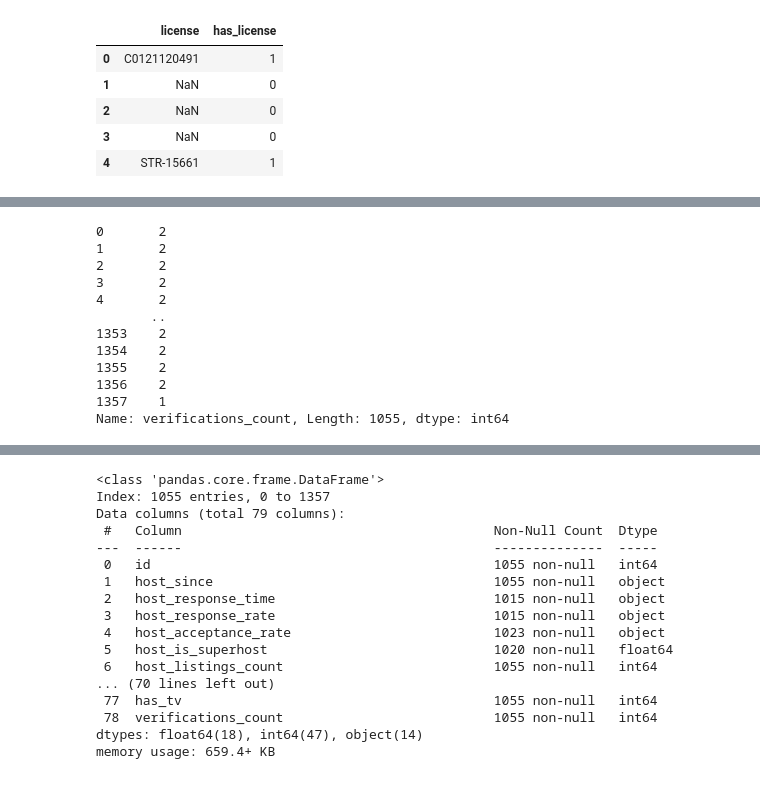
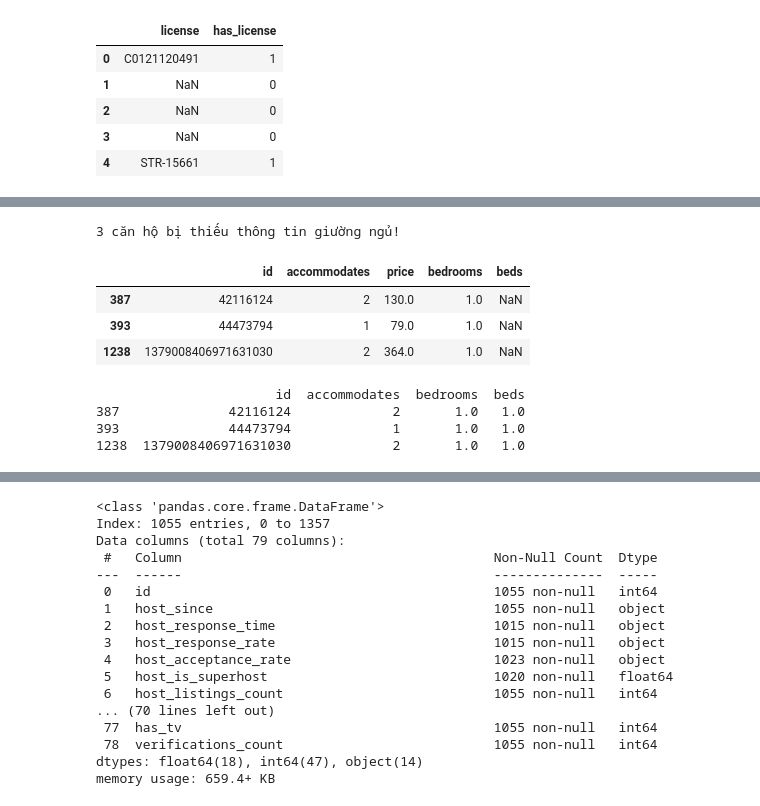
Before and after one commit to baokhanhth/Group01_Data_Analysis, a Jupyter notebook: notebooks/data_processing.ipynb, the cells around one changed output, grey strips where cells are left out. Drawn from its saved outputs; the diff is of its cells as text; code cells hidden in the pictures.

```diff
--- a/notebooks/data_processing.ipynb
+++ b/notebooks/data_processing.ipynb
@@ -426,4 +677,0 @@ top_amenities = df_amenity_freq.head(20)['Amenity'].tolist()
-# %%
-for amenity in top_amenities:
-    col_name = f"has_{amenity.lower().replace(' ', '_')}"
-    df_listings[col_name] = df_listings['amenities'].str.contains(amenity, case=False, na=False).astype(int)
@@ -464,20 +680,12 @@ Name: bedrooms, Length: 1358, dtype: float64
-# %%
-df_listings['bathrooms_count'] = df_listings['bathrooms_text'].str.extract('(\d+\.?\d*)').astype(float)
-df_listings.loc[df_listings['bathrooms_text'].str.contains('half', case=False, na=False), 'bathrooms_count'] = 0.5
-# %%
-df_listings['verifications_count'] = df_listings['host_verifications'].apply(lambda x: len(x.split(',')) if isinstance(x, str) else 0)
-# %%
-df_listings['verifications_count']
-# %% [output]
-0       2
-1       2
-2       2
-3       2
-4       2
-       ..
-1353    2
-1354    2
-1355    2
-1356    2
-1357    1
-Name: verifications_count, Length: 1055, dtype: int64
+# %%
+mask = df_listings[['bedrooms', 'beds']].isnull().any(axis=1)
+missing_rows = df_listings[mask]
+# %%
+print(f"{len(missing_rows)} căn hộ bị thiếu thông tin giường ngủ!")
+missing_rows[['id','accommodates','price', 'bedrooms', 'beds']].head(10)
+# %% [output]
+3 căn hộ bị thiếu thông tin giường ngủ!
+|  | id | accommodates | price | bedrooms | beds |
+| 387 | 42116124 | 2 | 130.0 | 1.0 | NaN |
+| 393 | 44473794 | 1 | 79.0 | 1.0 | NaN |
+| 1238 | 1379008406971631030 | 2 | 364.0 | 1.0 | NaN |
@@ -483,0 +697,7 @@ Name: verifications_count, Length: 1055, dtype: int64
+# %%
+print(df_listings.loc[[387, 393, 1238], ['id', 'accommodates', 'bedrooms', 'beds']])
+# %% [output]
+                       id  accommodates  bedrooms  beds
+387              42116124             2       1.0   1.0
+393              44473794             1       1.0   1.0
+1238  1379008406971631030             2       1.0   1.0
```
Also changed, not shown: parts of 101 cells of this notebook, 3 other files.
